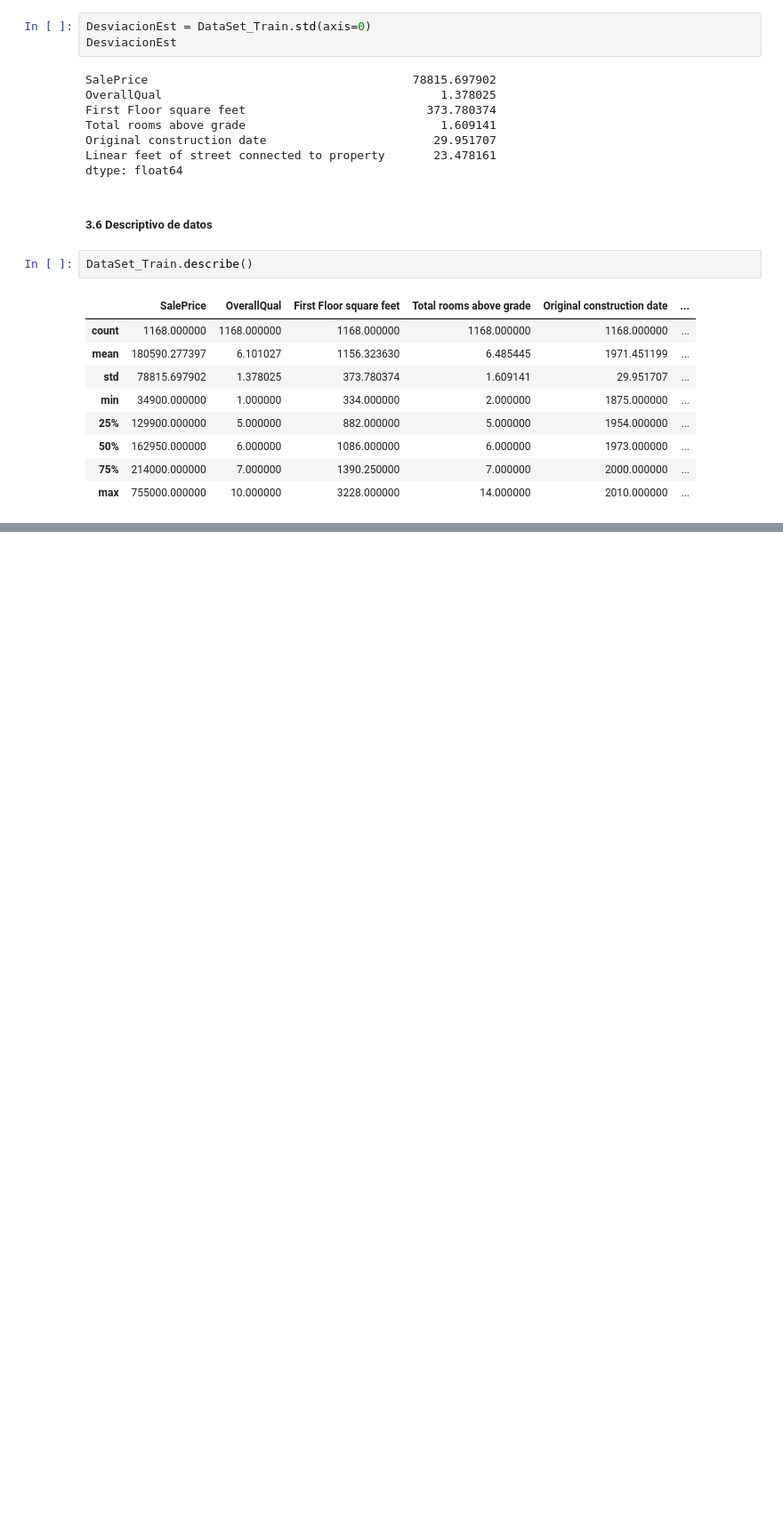
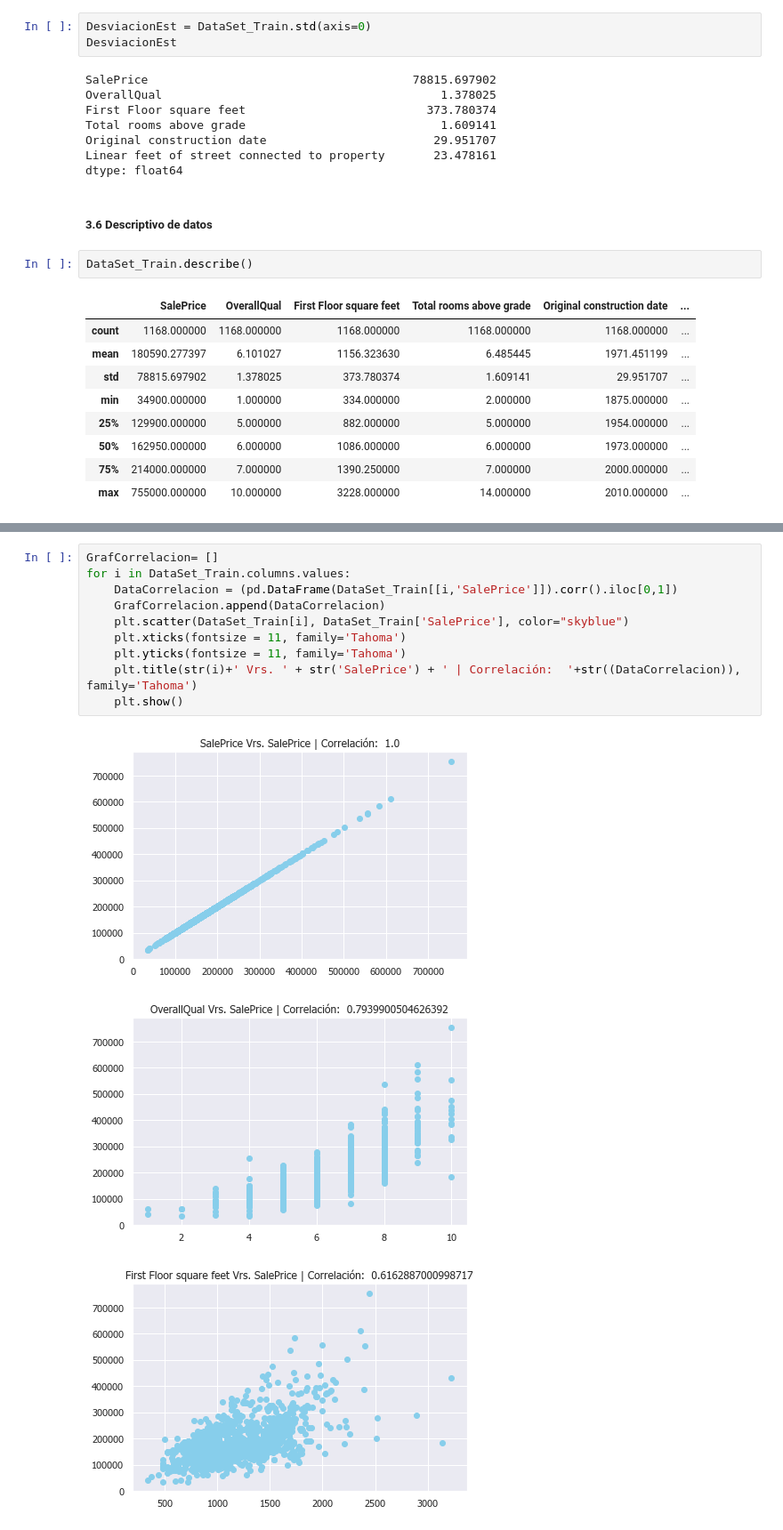
Before and after one commit to EdiAOHernandez/PythonCienciadeDatos, a Jupyter notebook: Proyecto2021PY.ipynb, the cells around one changed output, grey strips where cells are left out. Shown at 89% size. Drawn from its saved outputs; the diff is of its cells as text; blank space fills up the shorter version.

```diff
--- a/Proyecto2021PY.ipynb
+++ b/Proyecto2021PY.ipynb
@@ -183,0 +189,14 @@ for i in Set_Entrenamiento.columns.values:
+# %%
+GrafCorrelacion= []
+for i in DataSet_Train.columns.values:
+    DataCorrelacion = (pd.DataFrame(DataSet_Train[[i,'SalePrice']]).corr().iloc[0,1])
+    GrafCorrelacion.append(DataCorrelacion)
+    plt.scatter(DataSet_Train[i], DataSet_Train['SalePrice'], color="skyblue")
+    plt.xticks(fontsize = 11, family='Tahoma')
+    plt.yticks(fontsize = 11, family='Tahoma')
+    plt.title(str(i)+' Vrs. ' + str('SalePrice') + ' | Correlación:  '+str((DataCorrelacion)), family='Tahoma')
+    plt.show()
+# %% [output]
+[figure, added]
+[figure, added]
+[figure, added]
```
Also changed, not shown: parts of 9 cells of this notebook.
